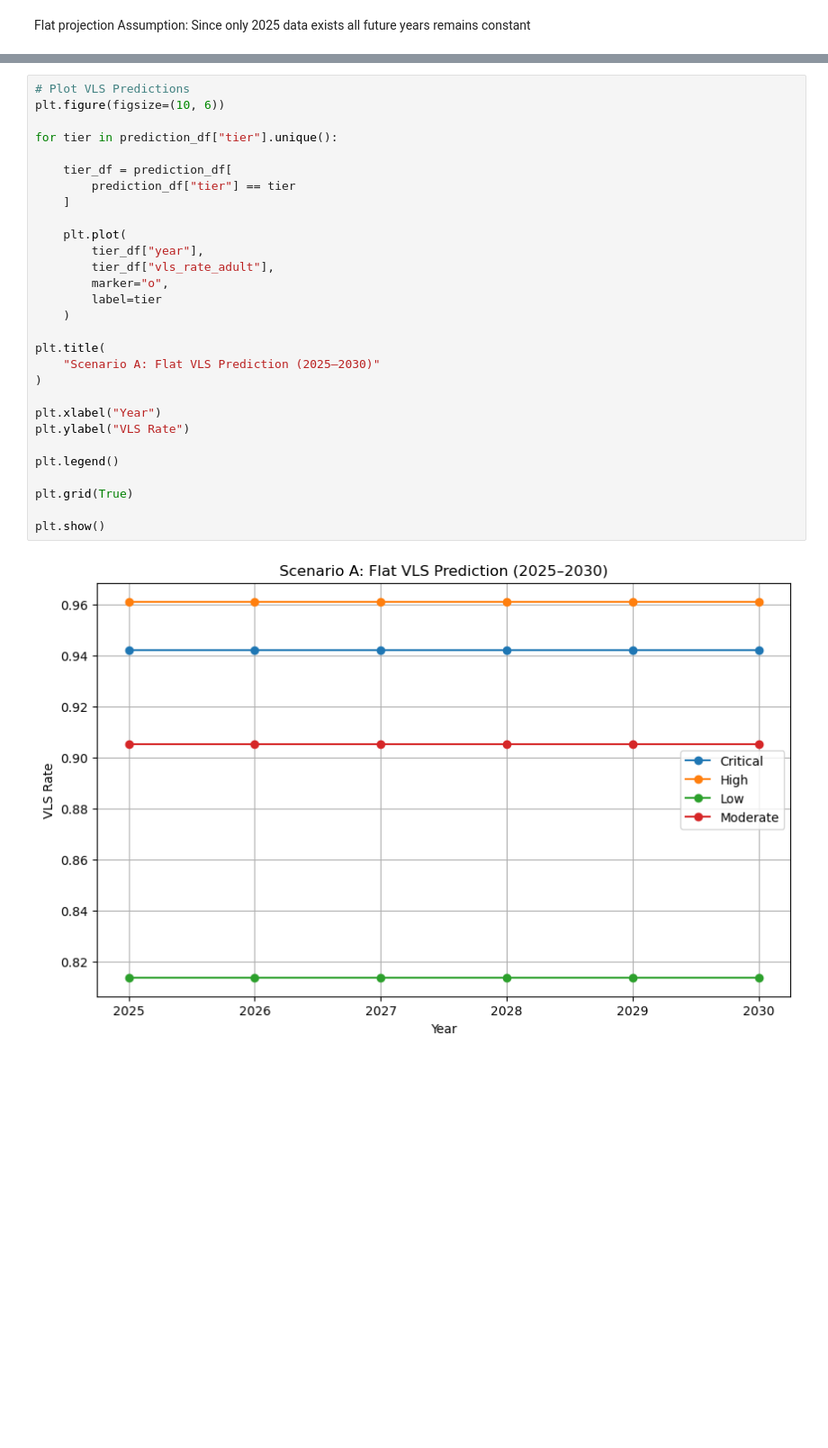
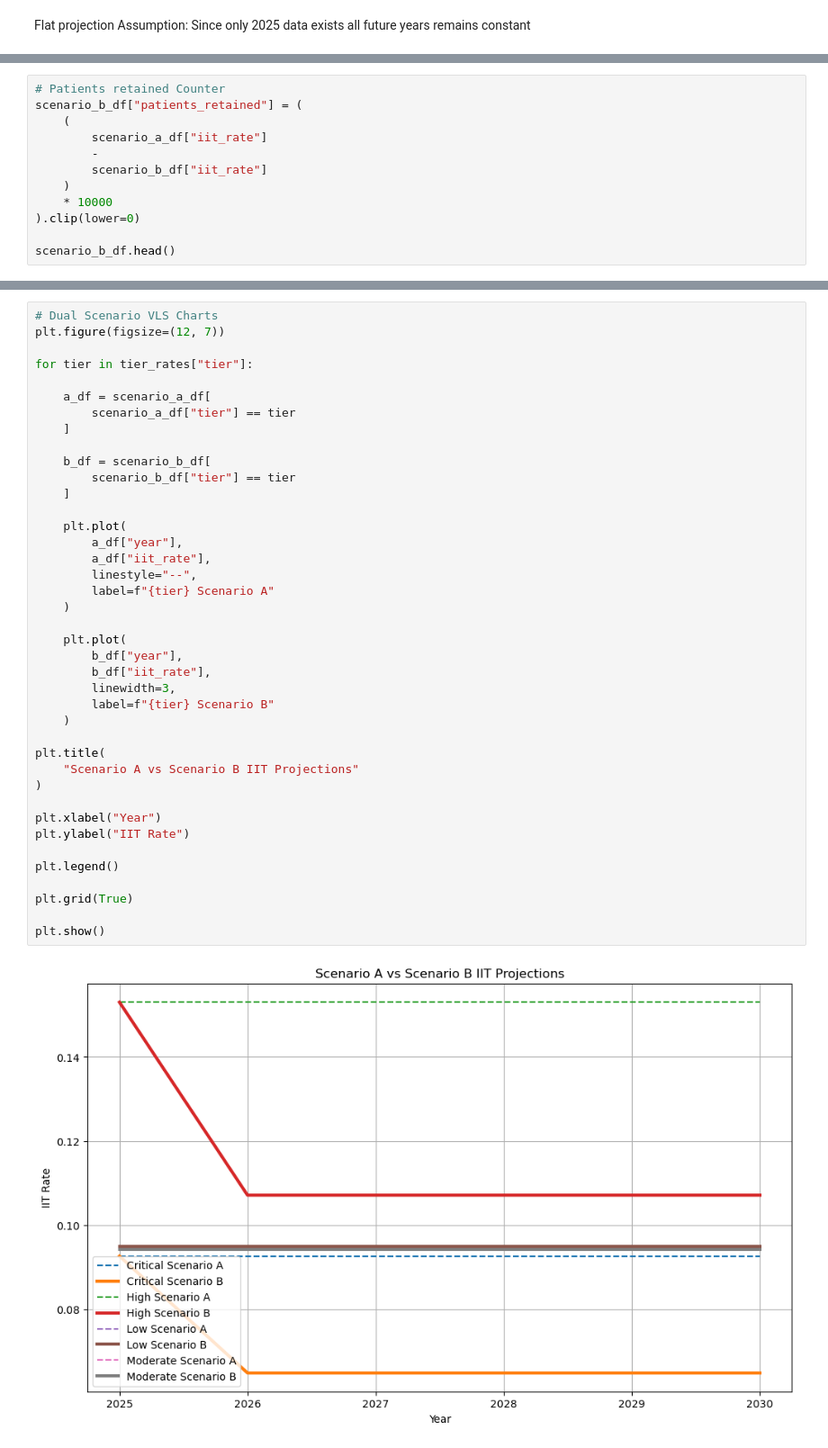
Before and after one commit to Daniellamuli/Phase-5-HIV-Care-Gap-AI, a Jupyter notebook: notebooks/07_model_3_projection.ipynb, the cells around one changed output, grey strips where cells are left out. Shown at 90% size. Drawn from its saved outputs; the diff is of its cells as text; blank space fills up the shorter version.

Commit message:
feat: implement model 3 projection scenarios and county comparison analysis

```diff
--- a/notebooks/07_model_3_projection.ipynb
+++ b/notebooks/07_model_3_projection.ipynb
@@ -158,0 +409,12 @@ plt.show()
+# %%
+# Patients retained Counter
+scenario_b_df["patients_retained"] = (
+    (
+        scenario_a_df["iit_rate"]
+        -
+        scenario_b_df["iit_rate"]
+    )
+    * 10000
+).clip(lower=0)
+
+scenario_b_df.head()
@@ -159,31 +525,42 @@ plt.show()
 # %%
-# Plot VLS Predictions
-plt.figure(figsize=(10, 6))
+# Dual Scenario VLS Charts
+plt.figure(figsize=(12, 7))
 
-for tier in prediction_df["tier"].unique():
+for tier in tier_rates["tier"]:
 
-    tier_df = prediction_df[
-        prediction_df["tier"] == tier
+    a_df = scenario_a_df[
+        scenario_a_df["tier"] == tier
+    ]
+
+    b_df = scenario_b_df[
+        scenario_b_df["tier"] == tier
     ]
 
     plt.plot(
-        tier_df["year"],
-        tier_df["vls_rate_adult"],
-        marker="o",
-        label=tier
+        a_df["year"],
+        a_df["iit_rate"],
+        linestyle="--",
+        label=f"{tier} Scenario A"
+    )
+
+    plt.plot(
+        b_df["year"],
+        b_df["iit_rate"],
+        linewidth=3,
+        label=f"{tier} Scenario B"
     )
 
 plt.title(
-    "Scenario A: Flat VLS Prediction (2025–2030)"
+    "Scenario A vs Scenario B IIT Projections"
 )
 
 plt.xlabel("Year")
-plt.ylabel("VLS Rate")
+plt.ylabel("IIT Rate")
 
 plt.legend()
 
 plt.grid(True)
 
 plt.show()
 # %% [output]
-[figure, old version]
+[figure, new version]
```
Also changed, not shown: parts of 34 cells of this notebook, 6 other files.
